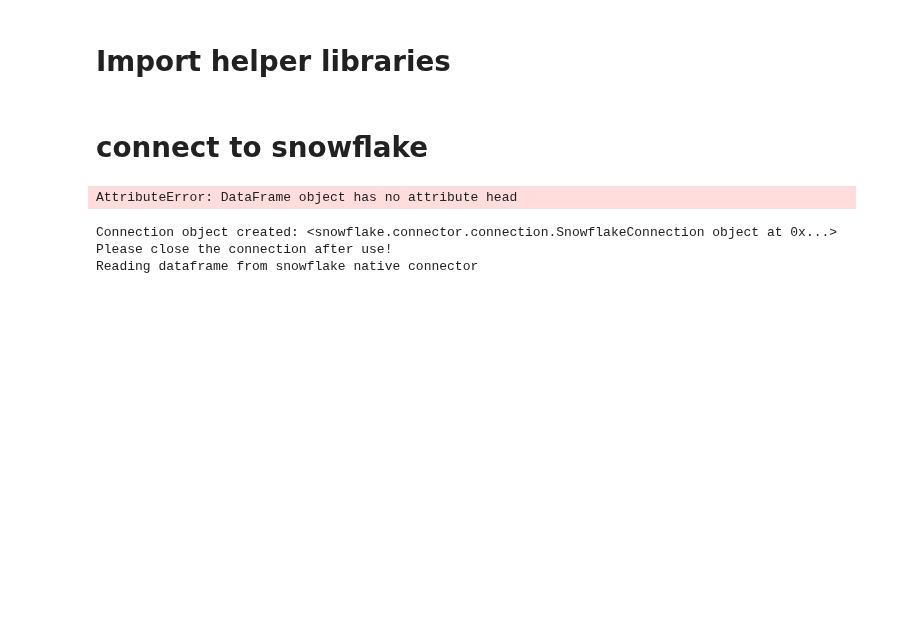
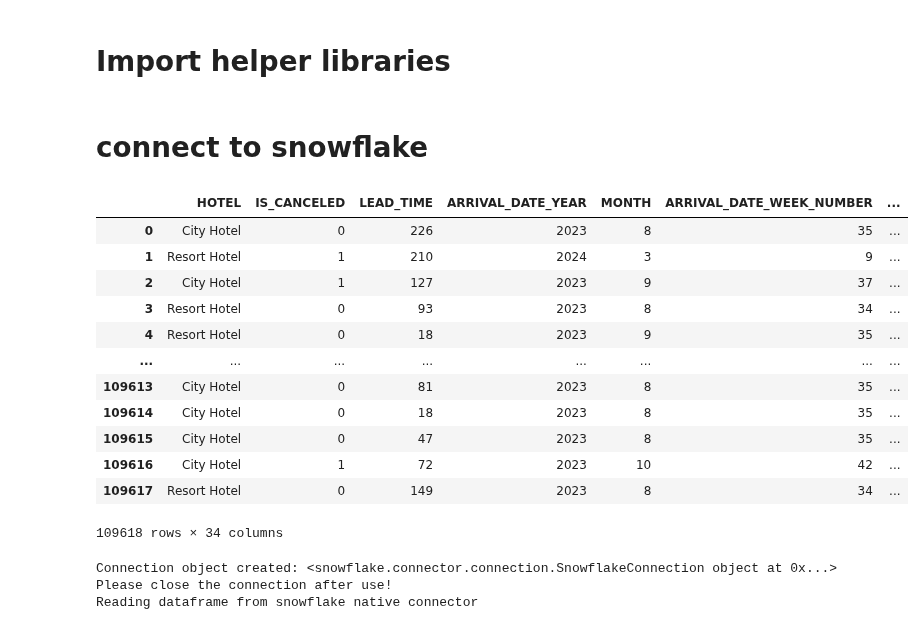
Before and after one commit to aksh301091/fdc_akshaya_git, a Jupyter notebook: TTH_REV_OPT_Prj/TTH_REV_OPT_Prj_DATA_PREPARATION.ipynb, the cells around one changed output. Cells and saved outputs as stored; diff of their text form; code cells hidden in the pictures; blank space fills up the shorter version.

```diff
--- a/TTH_REV_OPT_Prj/TTH_REV_OPT_Prj_DATA_PREPARATION.ipynb
+++ b/TTH_REV_OPT_Prj/TTH_REV_OPT_Prj_DATA_PREPARATION.ipynb
@@ -62,7 +62,20 @@ table_name = 'BOOKINGS_TRANSFORMED'
 # %%
 data = my_session.sql("select * from {}".format(table_name))
 # %%
+data = data.to_pandas()
 data
 # %% [output]
+|  | HOTEL | IS_CANCELED | LEAD_TIME | ARRIVAL_DATE_YEAR | MONTH | ARRIVAL_DATE_WEEK_NUMBER | ... |
+| 0 | City Hotel | 0 | 226 | 2023 | 8 | 35 | ... |
+| 1 | Resort Hotel | 1 | 210 | 2024 | 3 | 9 | ... |
+| 2 | City Hotel | 1 | 127 | 2023 | 9 | 37 | ... |
+| 3 | Resort Hotel | 0 | 93 | 2023 | 8 | 34 | ... |
+| 4 | Resort Hotel | 0 | 18 | 2023 | 9 | 35 | ... |
+| ... | ... | ... | ... | ... | ... | ... | ... |
+| 109613 | City Hotel | 0 | 81 | 2023 | 8 | 35 | ... |
+| 109614 | City Hotel | 0 | 18 | 2023 | 8 | 35 | ... |
+| 109615 | City Hotel | 0 | 47 | 2023 | 8 | 35 | ... |
+| 109616 | City Hotel | 1 | 72 | 2023 | 10 | 42 | ... |
+| 109617 | Resort Hotel | 0 | 149 | 2023 | 8 | 34 | ... |
-AttributeError: DataFrame object has no attribute head
+109618 rows × 34 columns
 # %%
```
Also changed, not shown: parts of 2 cells of this notebook.
